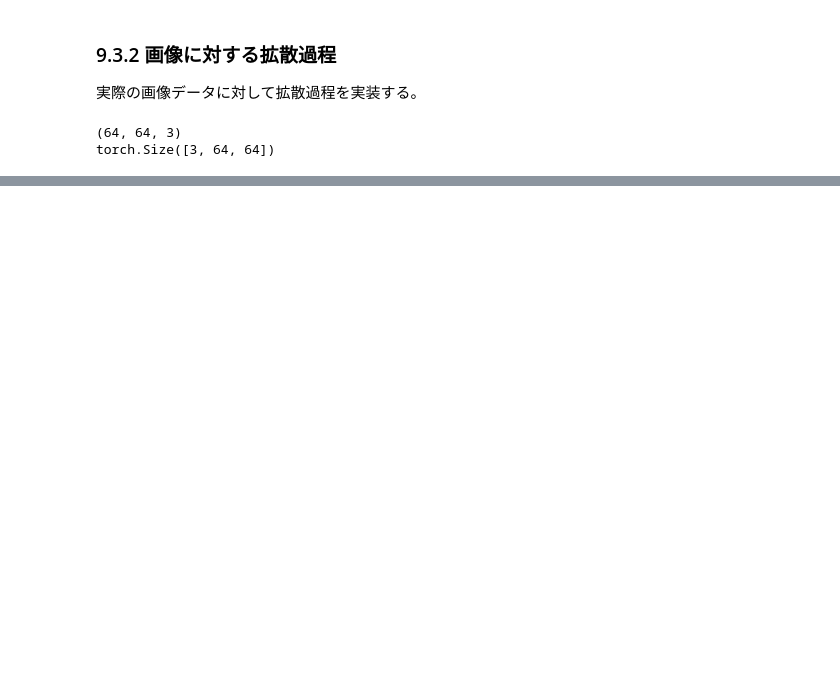
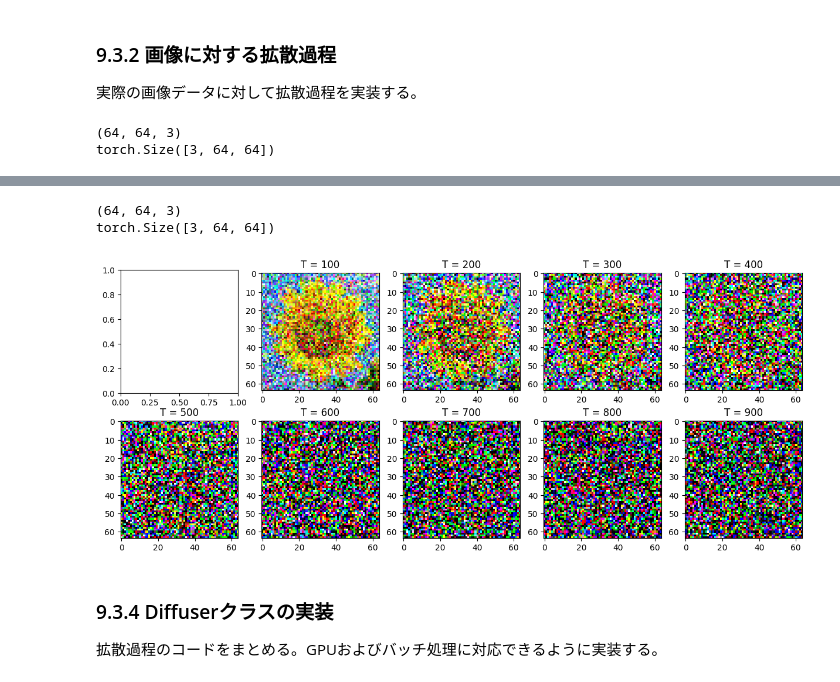
Before and after one commit to Spica08/deep-learning-from-scratch-5, a Jupyter notebook: step9.ipynb, the cells around one changed output, grey strips where cells are left out. Saved outputs shown, nothing was run; the diff lists cells and outputs as text; code cells hidden in the pictures; blank space fills up the shorter version.

```diff
--- a/step9.ipynb
+++ b/step9.ipynb
@@ -289,0 +313,40 @@ for i, (ax, img) in enumerate(zip(axes.ravel(), imgs)):
+# %%
+# load image
+file_path = "/content/drive/MyDrive/datasets/flower.png"
+image = plt.imread(file_path)
+print(image.shape)
+
+preprocess = transforms.ToTensor()
+x = preprocess(image)
+print(x.shape)
+# %% [output]
+(64, 64, 3)
+torch.Size([3, 64, 64])
+# %%
+T = 1000
+beta_start = 0.0001
+beta_end = 0.02
+betas = torch.linspace(beta_start, beta_end, T)
+
+def add_noise(x_0, t, betas):
+    T = len(betas)
+    assert t >= 1 and t <= T
+
+    alphas = betas - 1
+    alphas_bars = torch.cumprod(alphas, dim = 0)
+
+    eps = torch.randn_like(x_0)
+    x_t = torch.sqrt(alphas_bars[t - 1]) * x_0 + torch.sqrt(1 - alphas_bars[t - 1]) * eps
+    return x_t
+
+fig, axes = plt.subplots(figsize = (15, 6), ncols = 5, nrows = 2)
+for i, (ax, t) in enumerate(zip(axes.ravel(), [i * 100 for i in range(10)])):
+    if i == 0 : continue
+    img = add_noise(x, t, betas)
+    ax.imshow(reverse_to_img(img))
+    ax.set_title(f'T = {i * 100}')
+# %% [output]
+[figure, added]
+# %% [markdown]
+### 9.3.4 Diffuserクラスの実装
+拡散過程のコードをまとめる。GPUおよびバッチ処理に対応できるように実装する。
```
Also changed, not shown: parts of 19 cells of this notebook.
